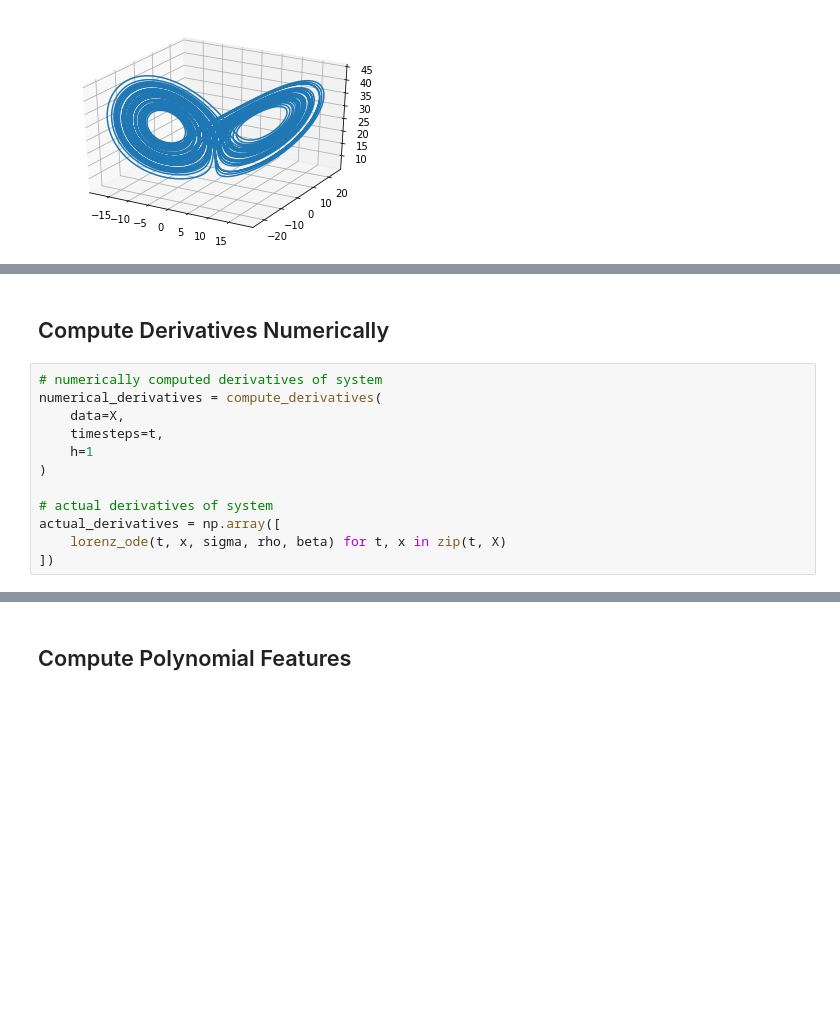
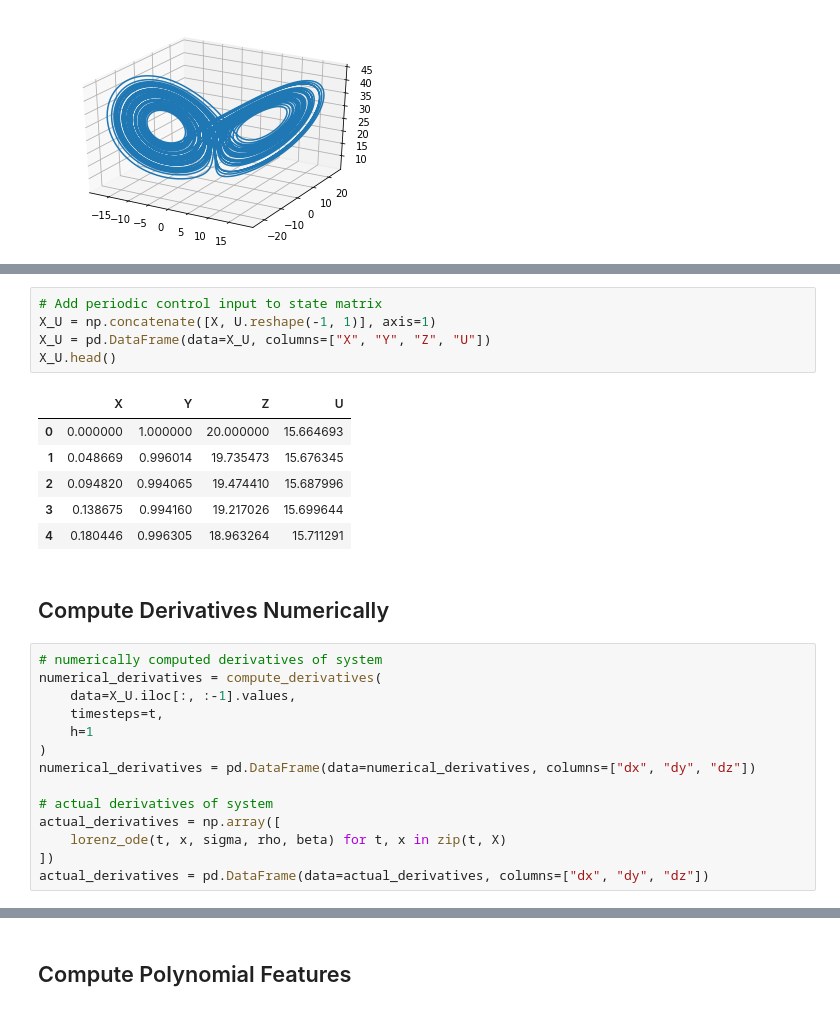
Before and after one commit to ches-001/Sparse-Identification-of-Nonlinear-Dynamics, a Jupyter notebook: main.ipynb, the cells around one changed output, grey strips where cells are left out. Saved outputs shown, nothing was run; the diff lists cells and outputs as text; blank space fills up the shorter version.

```diff
--- a/main.ipynb
+++ b/main.ipynb
@@ -41,14 +53,28 @@ ax.plot(X[:, 0], X[:, 1], X[:, 2])
+# %%
+# Add periodic control input to state matrix
+X_U = np.concatenate([X, U.reshape(-1, 1)], axis=1)
+X_U = pd.DataFrame(data=X_U, columns=["X", "Y", "Z", "U"])
+X_U.head()
+# %% [output]
+|  | X | Y | Z | U |
+| 0 | 0.000000 | 1.000000 | 20.000000 | 15.664693 |
+| 1 | 0.048669 | 0.996014 | 19.735473 | 15.676345 |
+| 2 | 0.094820 | 0.994065 | 19.474410 | 15.687996 |
+| 3 | 0.138675 | 0.994160 | 19.217026 | 15.699644 |
+| 4 | 0.180446 | 0.996305 | 18.963264 | 15.711291 |
 # %% [markdown]
 ## Compute Derivatives Numerically
 # %%
 # numerically computed derivatives of system
 numerical_derivatives = compute_derivatives(
-    data=X,
+    data=X_U.iloc[:, :-1].values,
     timesteps=t,
     h=1
 )
+numerical_derivatives = pd.DataFrame(data=numerical_derivatives, columns=["dx", "dy", "dz"])
 
 # actual derivatives of system
 actual_derivatives = np.array([
     lorenz_ode(t, x, sigma, rho, beta) for t, x in zip(t, X)
 ])
+actual_derivatives = pd.DataFrame(data=actual_derivatives, columns=["dx", "dy", "dz"])
```
Also changed, not shown: parts of 18 cells of this notebook, 4 other files.
